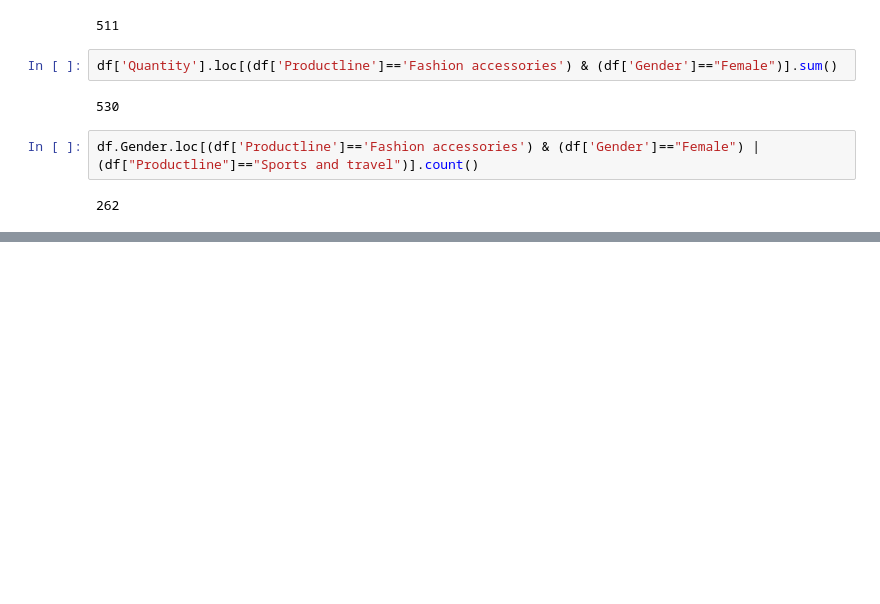
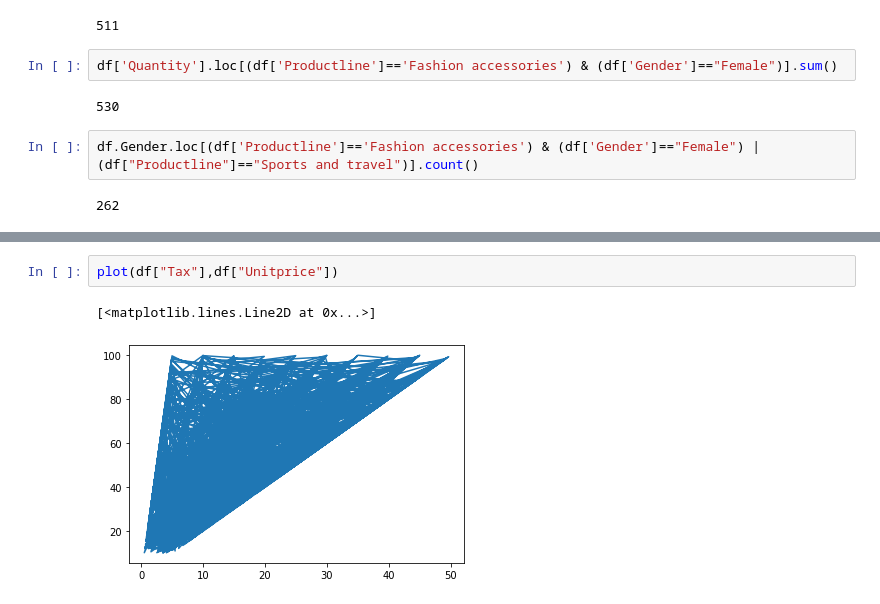
Before and after one commit to AntonySharon/Python-with-Pandas, a Jupyter notebook: python_pandas_revision_(06_02_2023).ipynb, the cells around one changed output, grey strips where cells are left out. Saved outputs shown, nothing was run; the diff lists cells and outputs as text; blank space fills up the shorter version.

```diff
--- a/python_pandas_revision_(06_02_2023).ipynb
+++ b/python_pandas_revision_(06_02_2023).ipynb
@@ -169,0 +185,5 @@ plot(df["Tax"],df["Quantity"])
+# %%
+plot(df["Tax"],df["Unitprice"])
+# %% [output]
+[<matplotlib.lines.Line2D at 0x...>]
+[figure, added]
```
Also changed, not shown: parts of 3 cells of this notebook.
